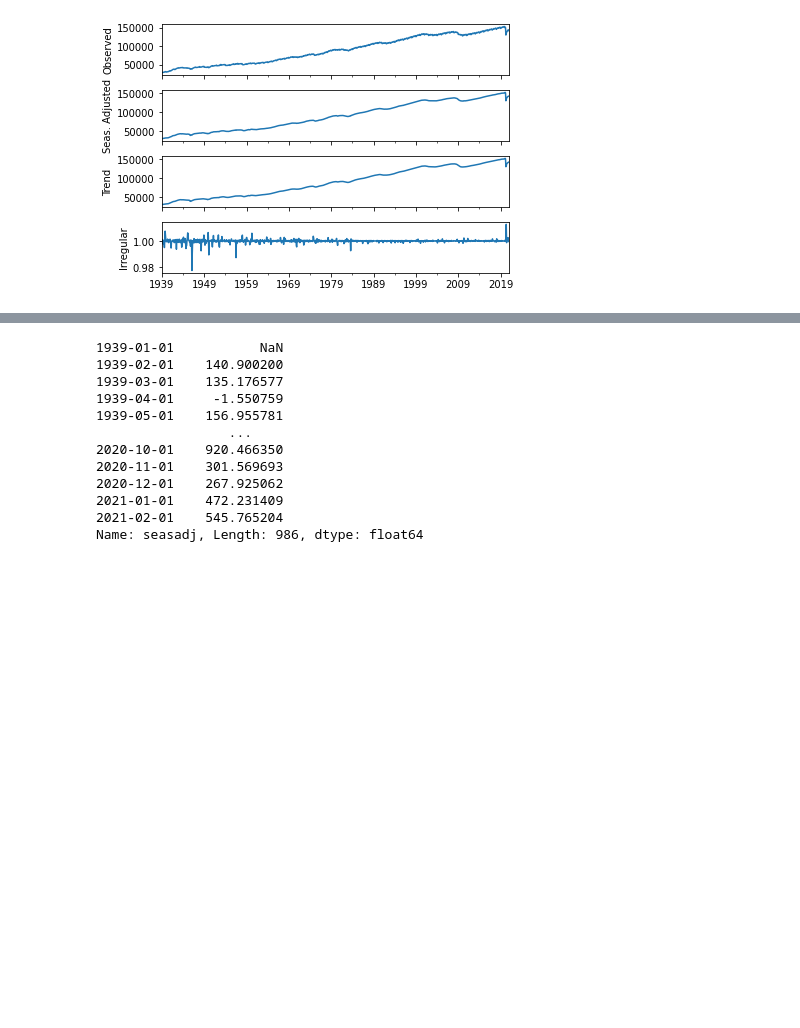
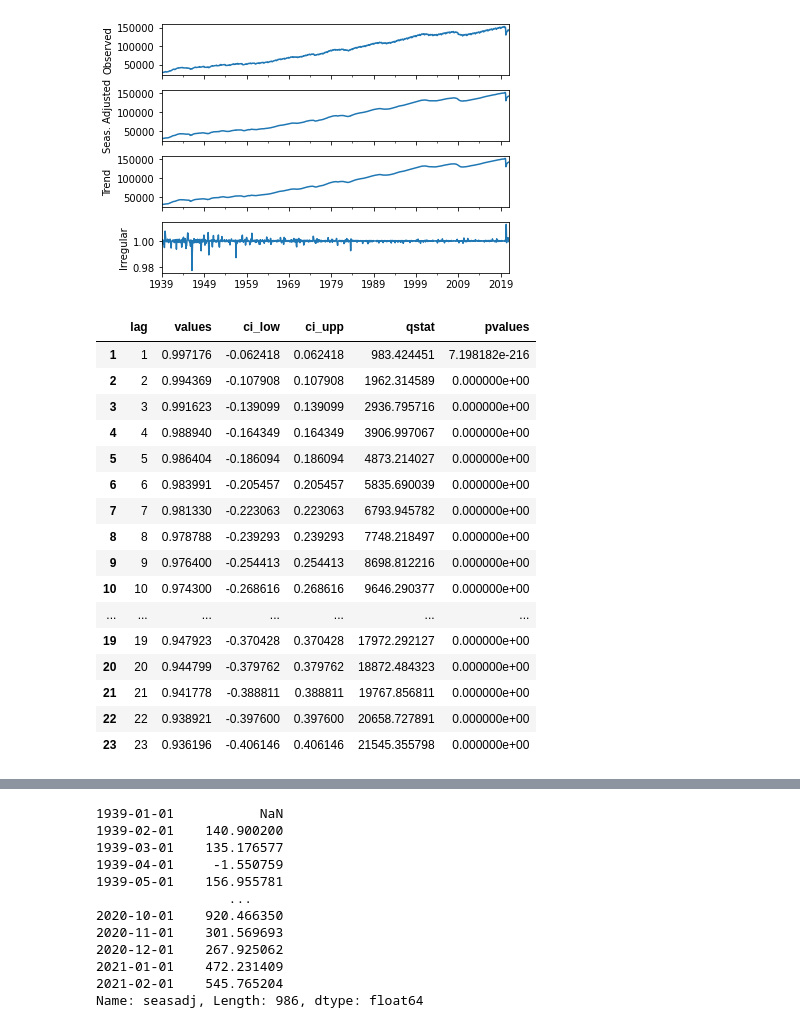
Before and after one commit to jonathanmishler/box_jenkins, a Jupyter notebook: Seasonality.ipynb, the cells around one changed output, grey strips where cells are left out. Drawn from its saved outputs; the diff is of its cells as text; code cells hidden in the pictures; blank space fills up the shorter version.

```diff
--- a/Seasonality.ipynb
+++ b/Seasonality.ipynb
@@ -67,0 +69,32 @@ x, x_confint, qstat, qstat_pvalues = stattools.acf(y.seasadj.diff()[1:], nlags=2
+# %%
+nlags = 24
+x, confint, qstat, qstat_pvalues = stattools.acf(emp_not_sa, nlags=nlags, fft=True, alpha=0.05, qstat=True)
+df = pd.DataFrame(
+    {
+        "lag": range(0, nlags+1),
+        "values": x,
+        "ci_low": confint[:, 0] - x,
+        "ci_upp": confint[:, 1] - x,
+        "qstat": np.insert(qstat, 0, 0),
+        "pvalues": np.insert(qstat_pvalues, 0, 0),
+    }
+)
+df[1:nlags]
+# %% [output]
+|  | lag | values | ci_low | ci_upp | qstat | pvalues |
+| 1 | 1 | 0.997176 | -0.062418 | 0.062418 | 983.424451 | 7.198182e-216 |
+| 2 | 2 | 0.994369 | -0.107908 | 0.107908 | 1962.314589 | 0.000000e+00 |
+| 3 | 3 | 0.991623 | -0.139099 | 0.139099 | 2936.795716 | 0.000000e+00 |
+| 4 | 4 | 0.988940 | -0.164349 | 0.164349 | 3906.997067 | 0.000000e+00 |
+| 5 | 5 | 0.986404 | -0.186094 | 0.186094 | 4873.214027 | 0.000000e+00 |
+| 6 | 6 | 0.983991 | -0.205457 | 0.205457 | 5835.690039 | 0.000000e+00 |
+| 7 | 7 | 0.981330 | -0.223063 | 0.223063 | 6793.945782 | 0.000000e+00 |
+| 8 | 8 | 0.978788 | -0.239293 | 0.239293 | 7748.218497 | 0.000000e+00 |
+| 9 | 9 | 0.976400 | -0.254413 | 0.254413 | 8698.812216 | 0.000000e+00 |
+| 10 | 10 | 0.974300 | -0.268616 | 0.268616 | 9646.290377 | 0.000000e+00 |
+| ... | ... | ... | ... | ... | ... | ... |
+| 19 | 19 | 0.947923 | -0.370428 | 0.370428 | 17972.292127 | 0.000000e+00 |
+| 20 | 20 | 0.944799 | -0.379762 | 0.379762 | 18872.484323 | 0.000000e+00 |
+| 21 | 21 | 0.941778 | -0.388811 | 0.388811 | 19767.856811 | 0.000000e+00 |
+| 22 | 22 | 0.938921 | -0.397600 | 0.397600 | 20658.727891 | 0.000000e+00 |
+| 23 | 23 | 0.936196 | -0.406146 | 0.406146 | 21545.355798 | 0.000000e+00 |
```
Also changed, not shown: parts of 9 cells of this notebook, 3 other files.
